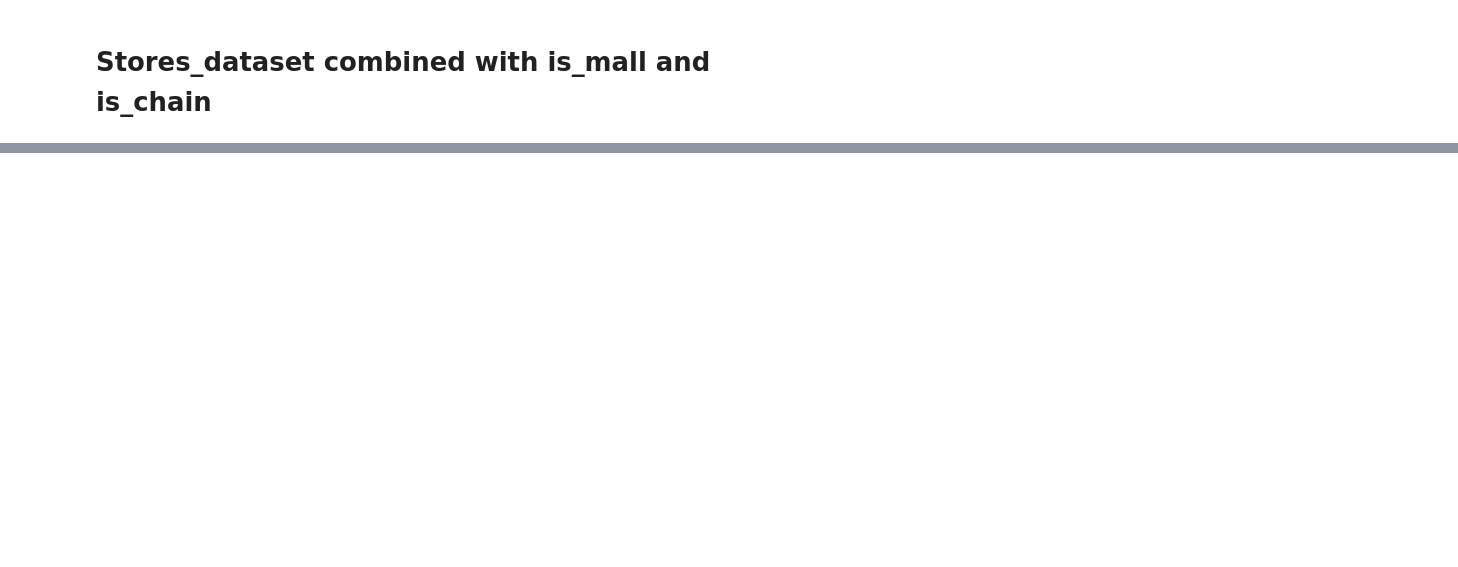
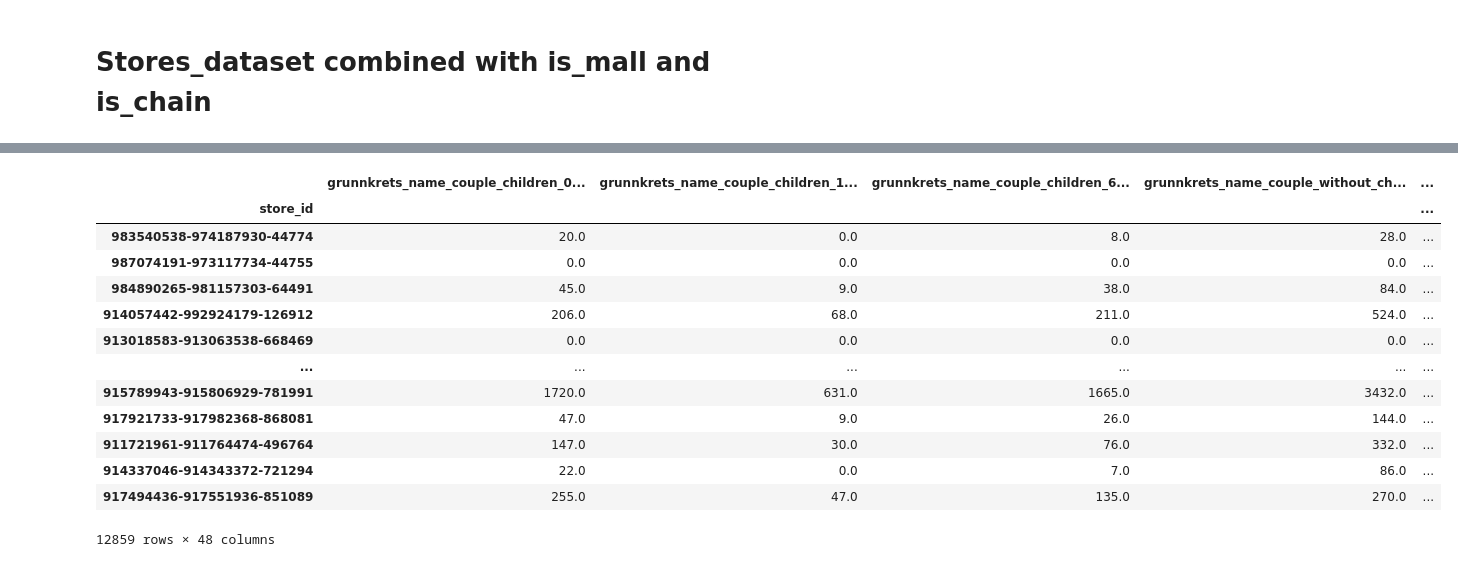
Before and after one commit to SimenQ/machine_learning, a Jupyter notebook: notebooks/shared/feature_engineering.ipynb, the cells around one changed output, grey strips where cells are left out. Drawn from its saved outputs; the diff is of its cells as text; code cells hidden in the pictures; blank space fills up the shorter version.

```diff
--- a/notebooks/shared/feature_engineering.ipynb
+++ b/notebooks/shared/feature_engineering.ipynb
@@ -674,0 +620,38 @@ simens_dataframe1
+# %%
+def household_dist_by_geo_group(stores_df, household_df, grunnkrets_df):
+    grunnkrets_df_2016 = grunnkrets_df[grunnkrets_df["year"] == 2016]
+    combined_df = stores_df.merge(grunnkrets_df_2016, how = "left", on = "grunnkrets_id")
+
+    household_colmns = ['couple_children_0_to_5_years', 'couple_children_18_or_above', 'couple_children_6_to_17_years', 'couple_without_children',
+       'single_parent_children_0_to_5_years','single_parent_children_18_or_above','single_parent_children_6_to_17_years', 'singles',
+       '%_dist_of_couple_children_0_to_5_years','%_dist_of_couple_children_18_or_above','%_dist_of_couple_children_6_to_17_years',
+       '%_dist_of_couple_without_children','%_dist_of_single_parent_children_0_to_5_years','%_dist_of_single_parent_children_18_or_above',
+       '%_dist_of_single_parent_children_6_to_17_years', '%_dist_of_singles']
+
+    df_list = []
+    geo_groups = ["grunnkrets_name", "district_name", "municipality_name"]
+
+    for geo_group in geo_groups:
+        household_type_df = household_type_distrubution(grunnkrets_df_2016, household_df, geo_group)
+        merged_df = combined_df.merge(household_type_df, how = "left", on = geo_group)[["store_id"] + household_colmns]
+        merged_df.set_index("store_id", inplace = True)
+        merged_df2 = merged_df.add_prefix(f'{geo_group}_')
+        df_list.append(merged_df2)
+    return pd.concat(df_list, axis = 1)
+
+household_dist_by_geo_group(stores_train, grunnkrets_household, grunnkrets_norway)
+# %% [output]
+|  | grunnkrets_name_couple_children_0... | grunnkrets_name_couple_children_1... | grunnkrets_name_couple_children_6... | grunnkrets_name_couple_without_ch... | ... |
+| store_id |  |  |  |  | ... |
+| 983540538-974187930-44774 | 20.0 | 0.0 | 8.0 | 28.0 | ... |
+| 987074191-973117734-44755 | 0.0 | 0.0 | 0.0 | 0.0 | ... |
+| 984890265-981157303-64491 | 45.0 | 9.0 | 38.0 | 84.0 | ... |
+| 914057442-992924179-126912 | 206.0 | 68.0 | 211.0 | 524.0 | ... |
+| 913018583-913063538-668469 | 0.0 | 0.0 | 0.0 | 0.0 | ... |
+| ... | ... | ... | ... | ... | ... |
+| 915789943-915806929-781991 | 1720.0 | 631.0 | 1665.0 | 3432.0 | ... |
+| 917921733-917982368-868081 | 47.0 | 9.0 | 26.0 | 144.0 | ... |
+| 911721961-911764474-496764 | 147.0 | 30.0 | 76.0 | 332.0 | ... |
+| 914337046-914343372-721294 | 22.0 | 0.0 | 7.0 | 86.0 | ... |
+| 917494436-917551936-851089 | 255.0 | 47.0 | 135.0 | 270.0 | ... |
+12859 rows × 48 columns
```
Also changed, not shown: parts of 32 cells of this notebook, 8 other files.
